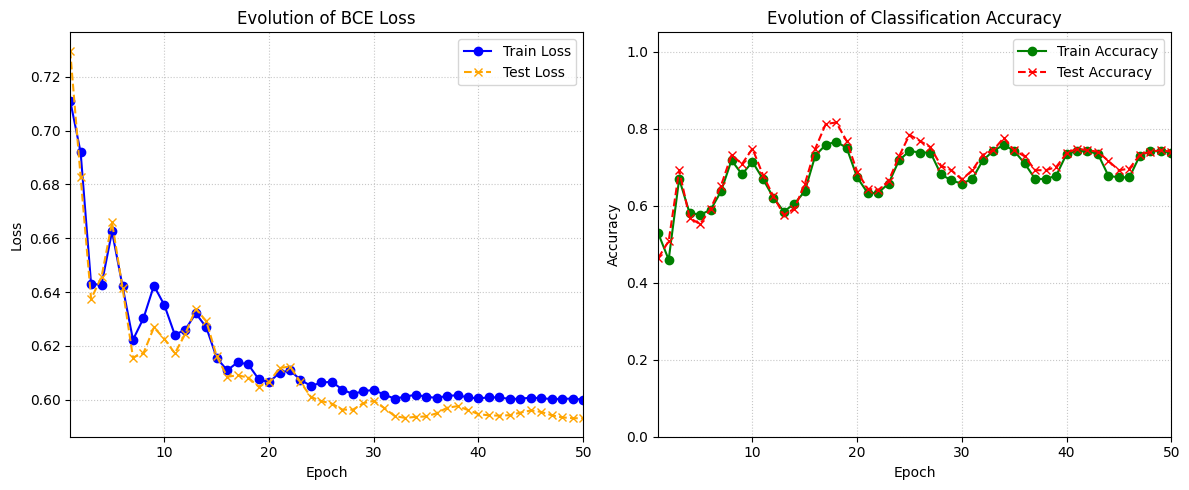
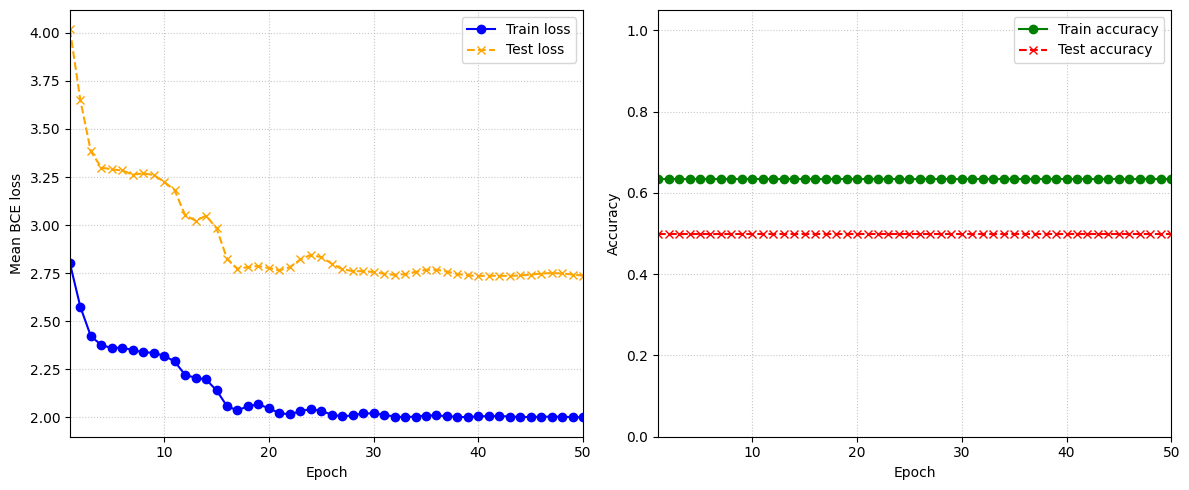
The change to this notebook cell's code, shown as a diff; its figure went from the first image to the second:
--- before
+++ after
@@ -12,6 +12,8 @@
 
 total_start_time = time.time()
+total_end_time = None
 epoch_times = []
 
+last_epoch = None
 for epoch in range(EPOCHS):
     epoch_start_time = time.time()
@@ -35,9 +37,8 @@
 
     plt.subplot(1, 2, 1)
-    plt.plot(range(1, epoch + 2), history_train_loss, label='Train Loss', marker='o', color='blue')
-    plt.plot(range(1, epoch + 2), history_test_loss, label='Test Loss', marker='x', linestyle='--', color='orange')
-    plt.title('Evolution of BCE Loss')
+    plt.plot(range(1, epoch + 2), history_train_loss, label='Train loss', marker='o', color='blue')
+    plt.plot(range(1, epoch + 2), history_test_loss, label='Test loss', marker='x', linestyle='--', color='orange')
     plt.xlabel('Epoch')
-    plt.ylabel('Loss')
+    plt.ylabel('Mean BCE loss')
     plt.xlim(1, EPOCHS)
     plt.legend()
@@ -45,7 +46,6 @@
 
     plt.subplot(1, 2, 2)
-    plt.plot(range(1, epoch + 2), history_train_acc, label='Train Accuracy', marker='o', color='green')
-    plt.plot(range(1, epoch + 2), history_test_acc, label='Test Accuracy', marker='x', linestyle='--', color='red')
-    plt.title('Evolution of Classification Accuracy')
+    plt.plot(range(1, epoch + 2), history_train_acc, label='Train accuracy', marker='o', color='green')
+    plt.plot(range(1, epoch + 2), history_test_acc, label='Test accuracy', marker='x', linestyle='--', color='red')
     plt.xlabel('Epoch')
     plt.ylabel('Accuracy')
@@ -67,5 +67,11 @@
           f"Epoch Time: {epoch_duration:.2f} sec")
 
-total_end_time = time.time()
+    if test_acc > 0.75:
+        last_epoch = epoch
+        total_end_time = time.time()
+        break
+
+if total_end_time is None:
+    total_end_time = time.time()
 total_duration = total_end_time - total_start_time
 

Commit: more experiments and plots